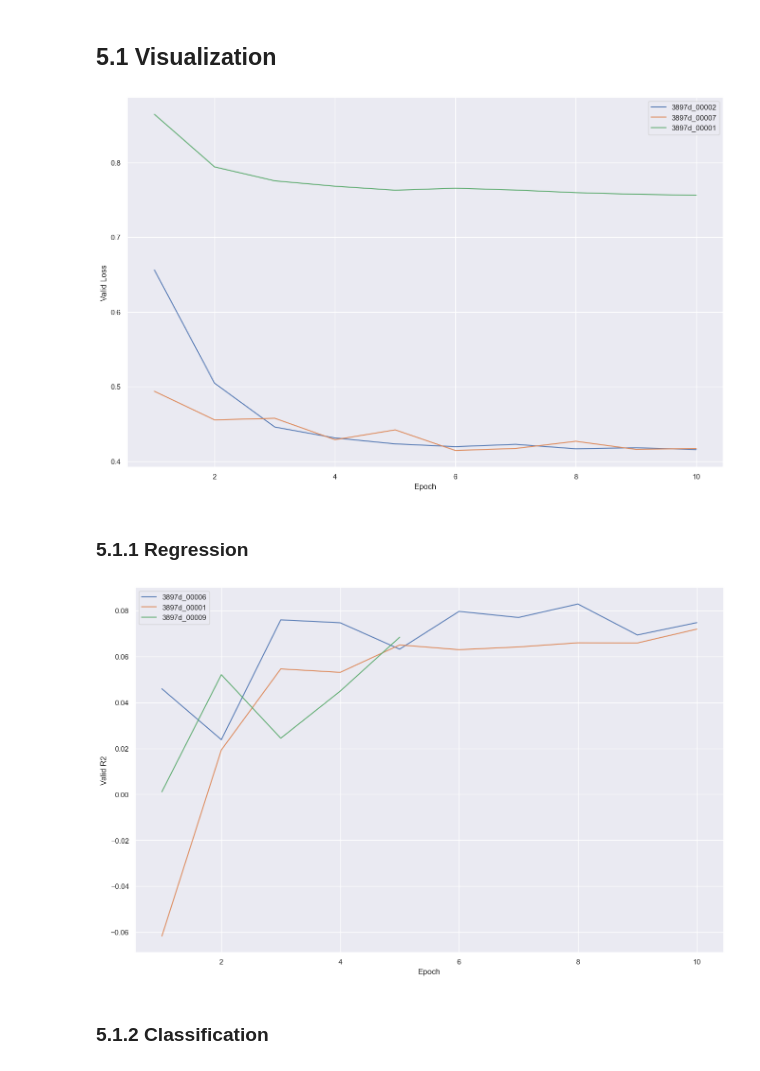
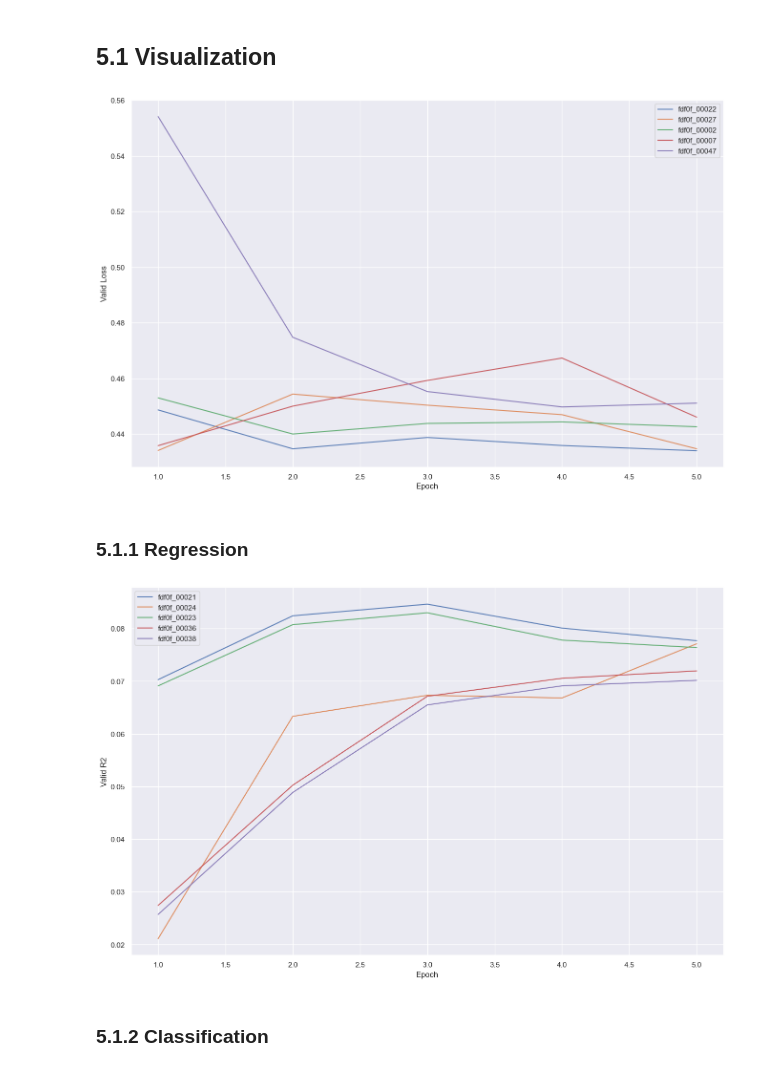
Before and after one commit to up4472/upolanc-thesis, a Jupyter notebook: notebook/nbp06-tuner-feature.ipynb, the cells around one changed output. Drawn from its saved outputs; the diff is of its cells as text; code cells hidden in the pictures.

```diff
--- a/notebook/nbp06-tuner-feature.ipynb
+++ b/notebook/nbp06-tuner-feature.ipynb
@@ -67,7 +67,7 @@ TUNER_TRIALS     = 5
 TUNER_GRACE      = 5
 TUNER_NOTEBOOK   = True
 TUNER_SEARCH     = 'gridsearch'
-MODEL_EPOCHS     = 10
+MODEL_EPOCHS     = 5
 GENERATOR        = 'group'
 # %%
 # Check for args
@@ -85,13 +85,11 @@ if __name__ == '__main__' and 'get_ipython' not in dir() :
 	str_of_bool = lambda x : True if x == 'true' else False
 	str_or_none = lambda x : None if x == 'none' else str(x)
 
-	_split_generators = ['stratified', 'group', 'random']
-
 	parser.add_argument('--tuner_concurrent', type = int, default = 5)
 	parser.add_argument('--tuner_trials',     type = int, default = 500)
 	parser.add_argument('--tuner_grace',      type = int, default = 10)
 	parser.add_argument('--model_epochs',     type = int, default = 50)
-	parser.add_argument('--generator',        type = str, default = 'group', choices = _split_generators)
+	parser.add_argument('--generator',        type = str, default = 'group', choices = ['stratified', 'group', 'random'])
 
 	args = vars(parser.parse_args())
 
@@ -107,13 +105,13 @@ Running as .ipynb
 # %%
 # Setup some directory paths.
 
-SUBFOLDER = os.path.join('nbp06-tuner', 'feature')
+SUB_OUTPUT = 'feature'
 
 CWD = ROOT
 OUT = os.path.join(CWD, 'output')
 RES = os.path.join(CWD, 'resources')
 
-OUT_DATA  = os.path.join(OUT,      SUBFOLDER)
+OUT_DATA  = os.path.join(OUT,      'nbp06-tuner', 'feature')
 OUT_PLOT  = os.path.join(OUT_DATA, 'plot')
 RES_TUNER = os.path.join(RES,      'tuner')
 
@@ -164,19 +162,19 @@ CONFIG = {
 	'core/outdir'             : OUT_DATA,
 	'core/random'             : None,
 	'core/rootdir'            : ROOT,
-	'core/subfolder'          : SUBFOLDER,
+	'core/subfolder'          : None,
+	'core/plots'              : 5,
 	'dataset/expanddim'       : None,
 	'dataset/split/generator' : GENERATOR,
 	'dataset/split/test'      : 0.2,
 	'dataset/split/valid'     : 0.2,
 	'model/epochs'            : MODEL_EPOCHS,
 	'model/input/features'    : 72,
+	'model/name'              : 'default',
 	'model/mode'              : 'regression',
 	'model/output/size'       : 1,
-	'model/type'              : 'r',
 	'params/filepath'         : RES_TUNER,
 	'params/tuner'            : None,
-	'plot/trials'             : 3,
 	'tuner/checkpoint'        : False,
 	'tuner/max_concurrent'    : TUNER_CONCURRENT,
 	'tuner/max_epochs'        : MODEL_EPOCHS,
@@ -444,26 +442,26 @@ report.get_dataframe().to_csv(
 
 raytune_plot.trials_lineplot_loss(
 	dataframe  = trials,
-	max_trials = CONFIG['plot/trials'],
+	max_trials = CONFIG['core/plots'],
 	alpha      = 0.9,
-	filename   = os.path.join(OUT_PLOT, CONFIG['model/type'] + '-trials')
+	filename   = os.path.join(OUT_PLOT, CONFIG['model/name'] + '-trials')
 )
 # %% [output]
-[figure, old version]
+[figure, new version]
 # %% [markdown]
 ### 5.1.1 Regression
 # %%
 # Plot trials valid r2
 
 if CONFIG['model/mode'] == 'regression' :
 	raytune_plot.trials_lineplot_r2(
 		dataframe  = trials,
-		max_trials = CONFIG['plot/trials'],
+		max_trials = CONFIG['core/plots'],
 		alpha      = 0.9,
-		filename   = os.path.join(OUT_PLOT, CONFIG['model/type'] + '-trials')
+		filename   = os.path.join(OUT_PLOT, CONFIG['model/name'] + '-trials')
 	)
 # %% [output]
-[figure, old version]
+[figure, new version]
 # %% [markdown]
 ### 5.1.2 Classification
 # %%
```
Also changed, not shown: parts of 12 cells of this notebook, 42 other files.
